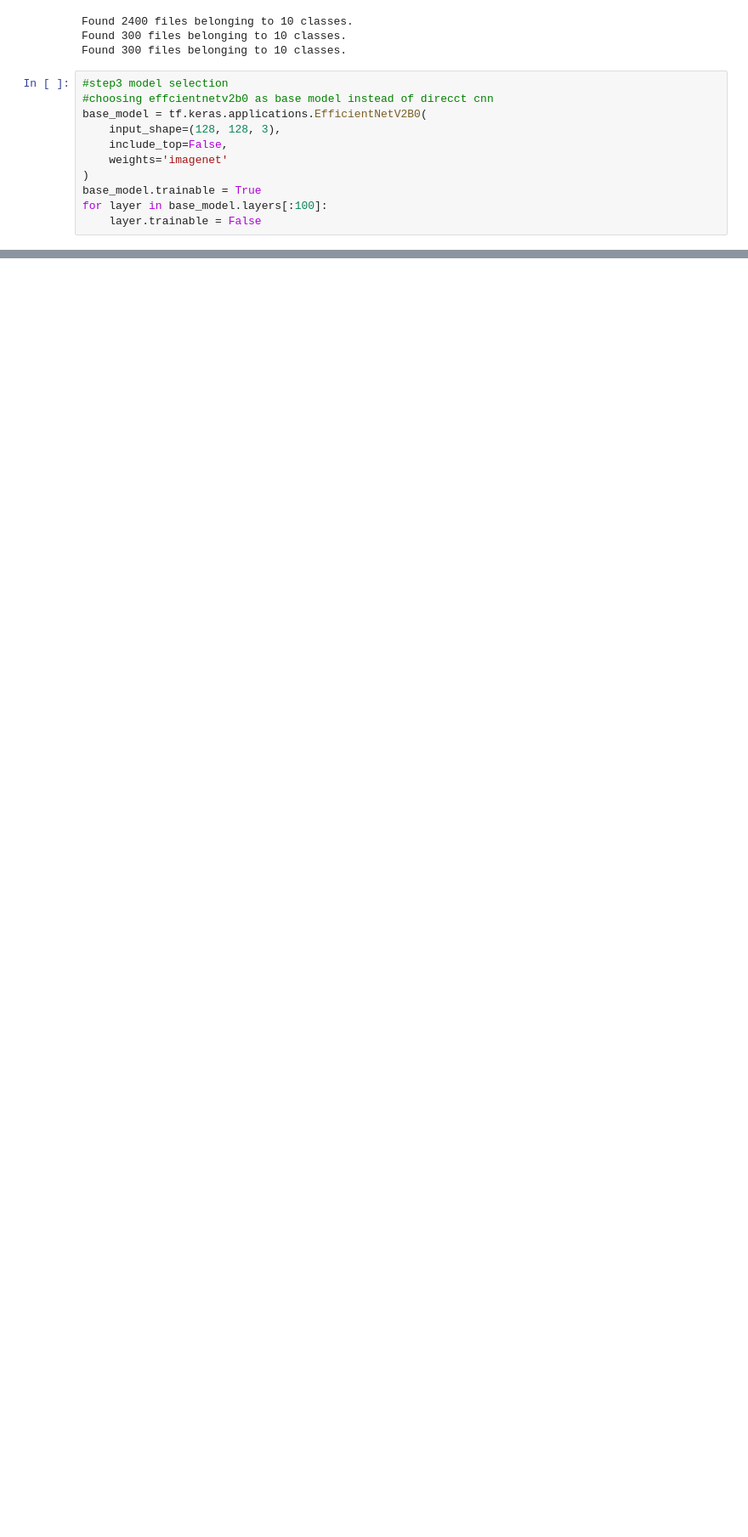
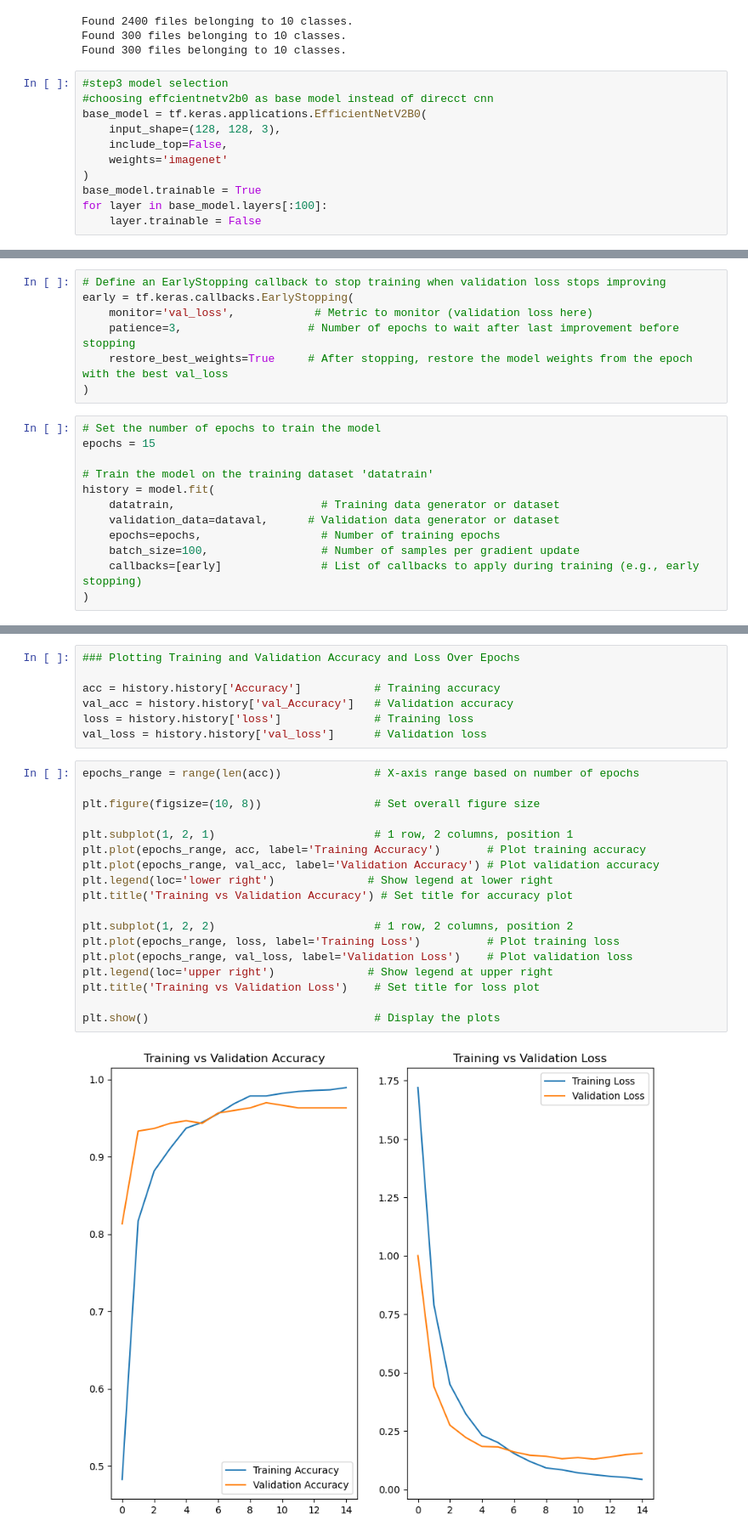
Before and after one commit to ShraddhaDolas/E-waste-classification, a Jupyter notebook: e-waste.ipynb, the cells around one changed output, grey strips where cells are left out. Shown at 85% size. Saved outputs shown, nothing was run; the diff lists cells and outputs as text; blank space fills up the shorter version.

```diff
--- a/e-waste.ipynb
+++ b/e-waste.ipynb
@@ -182,0 +189,19 @@ for layer in base_model.layers[:100]:
+# %%
+# Define an EarlyStopping callback to stop training when validation loss stops improving
+early = tf.keras.callbacks.EarlyStopping(
+    monitor='val_loss',            # Metric to monitor (validation loss here)
+    patience=3,                   # Number of epochs to wait after last improvement before stopping
+    restore_best_weights=True     # After stopping, restore the model weights from the epoch with the best val_loss
+)
+# %%
+# Set the number of epochs to train the model
+epochs = 15
+
+# Train the model on the training dataset 'datatrain'
+history = model.fit(
+    datatrain,                      # Training data generator or dataset
+    validation_data=dataval,      # Validation data generator or dataset
+    epochs=epochs,                  # Number of training epochs
+    batch_size=100,                 # Number of samples per gradient update
+    callbacks=[early]               # List of callbacks to apply during training (e.g., early stopping)
+)
@@ -182,0 +226,27 @@ for layer in base_model.layers[:100]:
+# %%
+### Plotting Training and Validation Accuracy and Loss Over Epochs
+
+acc = history.history['Accuracy']           # Training accuracy
+val_acc = history.history['val_Accuracy']   # Validation accuracy
+loss = history.history['loss']              # Training loss
+val_loss = history.history['val_loss']      # Validation loss
+# %%
+epochs_range = range(len(acc))              # X-axis range based on number of epochs
+
+plt.figure(figsize=(10, 8))                 # Set overall figure size
+
+plt.subplot(1, 2, 1)                        # 1 row, 2 columns, position 1
+plt.plot(epochs_range, acc, label='Training Accuracy')       # Plot training accuracy
+plt.plot(epochs_range, val_acc, label='Validation Accuracy') # Plot validation accuracy
+plt.legend(loc='lower right')              # Show legend at lower right
+plt.title('Training vs Validation Accuracy') # Set title for accuracy plot
+
+plt.subplot(1, 2, 2)                        # 1 row, 2 columns, position 2
+plt.plot(epochs_range, loss, label='Training Loss')          # Plot training loss
+plt.plot(epochs_range, val_loss, label='Validation Loss')    # Plot validation loss
+plt.legend(loc='upper right')              # Show legend at upper right
+plt.title('Training vs Validation Loss')    # Set title for loss plot
+
+plt.show()                                  # Display the plots
+# %% [output]
+[figure, added]
```
Also changed, not shown: parts of 15 cells of this notebook.
